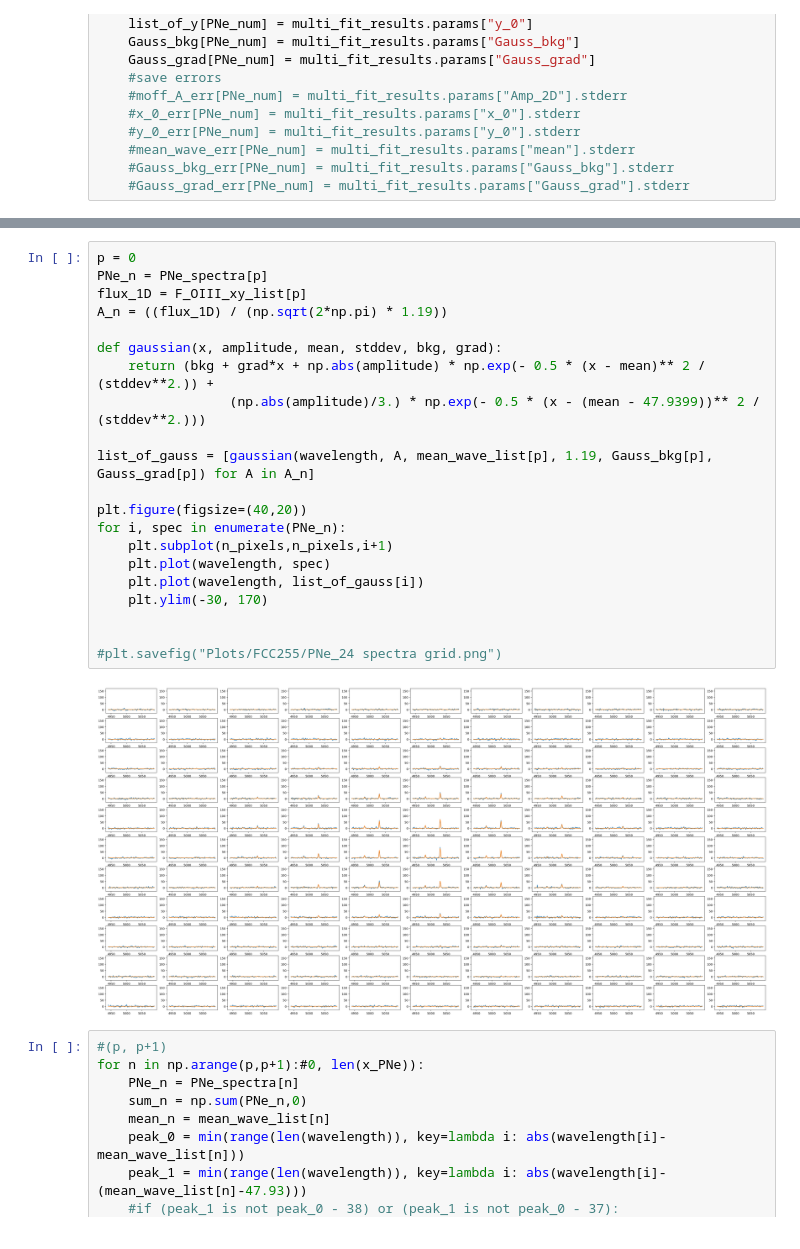
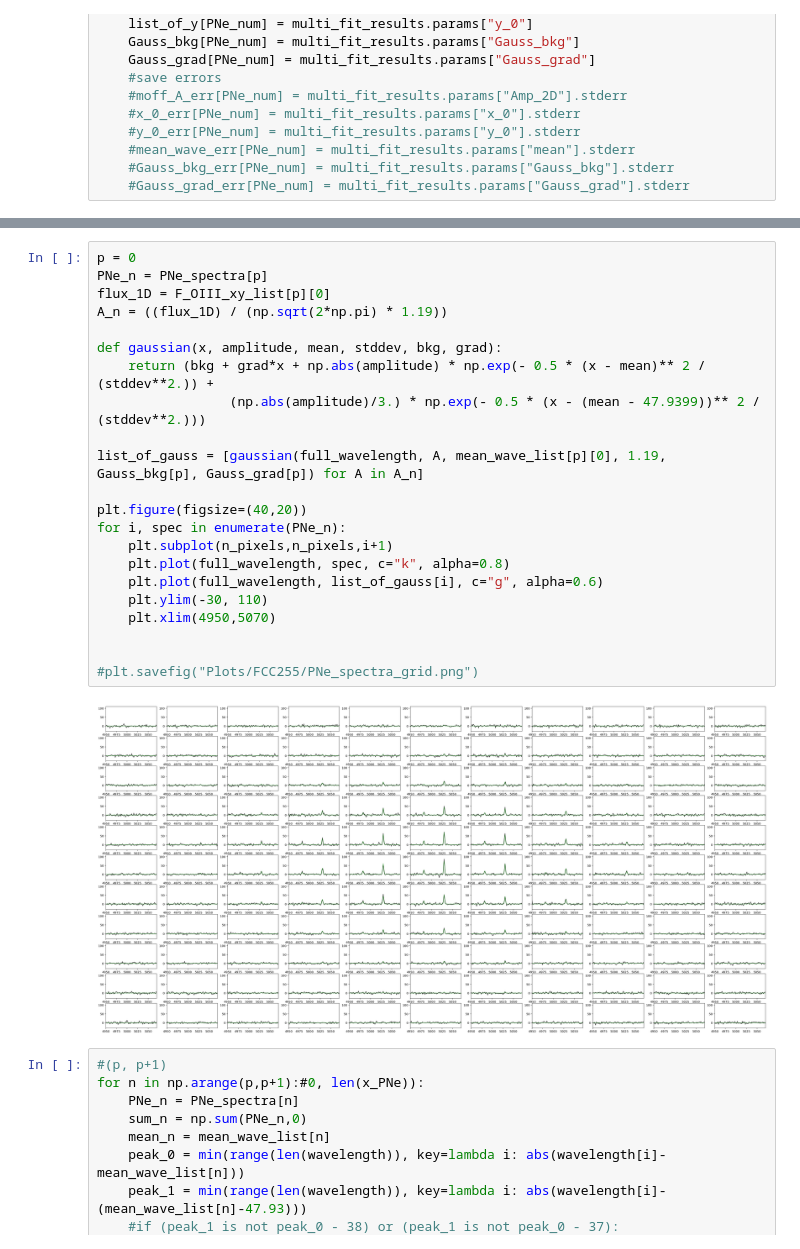
Before and after one commit to tspriggs/MUSE_PNe_fitting, a Jupyter notebook: 3D FCC255.ipynb, the cells around one changed output, grey strips where cells are left out. Saved outputs shown, nothing was run; the diff lists cells and outputs as text.

Commit message:
upload new plot

```diff
--- a/3D FCC255.ipynb
+++ b/3D FCC255.ipynb
@@ -363,26 +367,27 @@ PNe_df
 # %%
 p = 0
 PNe_n = PNe_spectra[p]
-flux_1D = F_OIII_xy_list[p]
+flux_1D = F_OIII_xy_list[p][0]
 A_n = ((flux_1D) / (np.sqrt(2*np.pi) * 1.19))
 
 def gaussian(x, amplitude, mean, stddev, bkg, grad):
     return (bkg + grad*x + np.abs(amplitude) * np.exp(- 0.5 * (x - mean)** 2 / (stddev**2.)) +
                  (np.abs(amplitude)/3.) * np.exp(- 0.5 * (x - (mean - 47.9399))** 2 / (stddev**2.)))
 
-list_of_gauss = [gaussian(wavelength, A, mean_wave_list[p], 1.19, Gauss_bkg[p], Gauss_grad[p]) for A in A_n]
+list_of_gauss = [gaussian(full_wavelength, A, mean_wave_list[p][0], 1.19, Gauss_bkg[p], Gauss_grad[p]) for A in A_n]
 
 plt.figure(figsize=(40,20))
 for i, spec in enumerate(PNe_n):
     plt.subplot(n_pixels,n_pixels,i+1)
-    plt.plot(wavelength, spec)
-    plt.plot(wavelength, list_of_gauss[i])
-    plt.ylim(-30, 170)
+    plt.plot(full_wavelength, spec, c="k", alpha=0.8)
+    plt.plot(full_wavelength, list_of_gauss[i], c="g", alpha=0.6)
+    plt.ylim(-30, 110)
+    plt.xlim(4950,5070)
 
 
-#plt.savefig("Plots/FCC255/PNe_24 spectra grid.png")
+#plt.savefig("Plots/FCC255/PNe_spectra_grid.png")
 # %% [output]
-[figure, old version]
+[figure, new version]
 # %%
 #(p, p+1)
 for n in np.arange(p,p+1):#0, len(x_PNe)):
```
Also changed, not shown: parts of 4 cells of this notebook, 1 other file.
